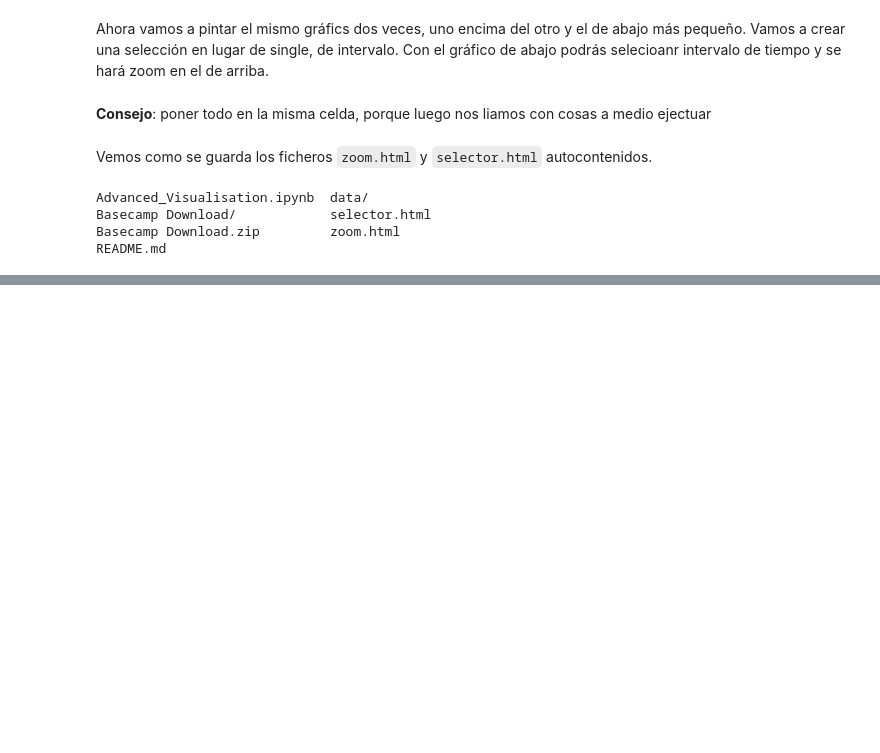
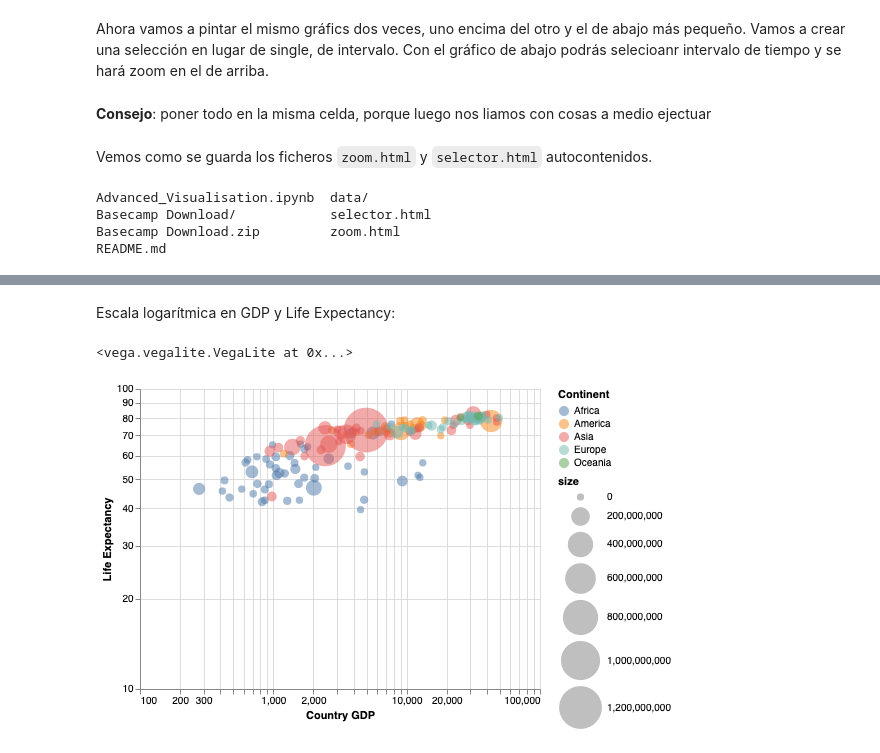
Before and after one commit to huanlui/advanced-visualisation, a Jupyter notebook: Advanced_Visualisation.ipynb, the cells around one changed output, grey strips where cells are left out. Cells and saved outputs as stored; diff of their text form; code cells hidden in the pictures; blank space fills up the shorter version.

```diff
--- a/Advanced_Visualisation.ipynb
+++ b/Advanced_Visualisation.ipynb
@@ -100,0 +147,16 @@ README.md
+# %% [markdown]
+Escala logarítmica en GDP y Life Expectancy:
+# %%
+scatter = alt.Chart(lifecountries).mark_circle().encode(
+    x= alt.X('Country GDP',scale=alt.Scale(type="log", zero=False)),
+    y=alt.Y('Life Expectancy',scale=alt.Scale(type="log")),
+    color="Continent",
+    size=alt.Size('size',scale=alt.Scale(range=(50, 2000))),
+    tooltip='Description',
+    opacity=alt.value(0.5)
+)
+
+scatter
+# %% [output]
+<vega.vegalite.VegaLite at 0x...>
+[figure, added]
```
Also changed, not shown: parts of 11 cells of this notebook, 35 other files.
